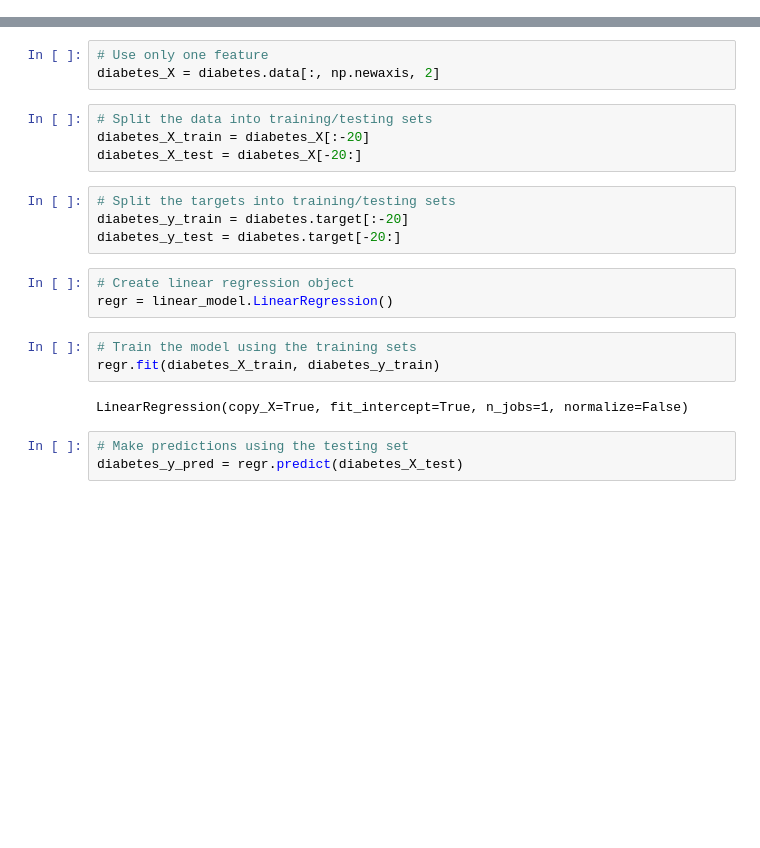
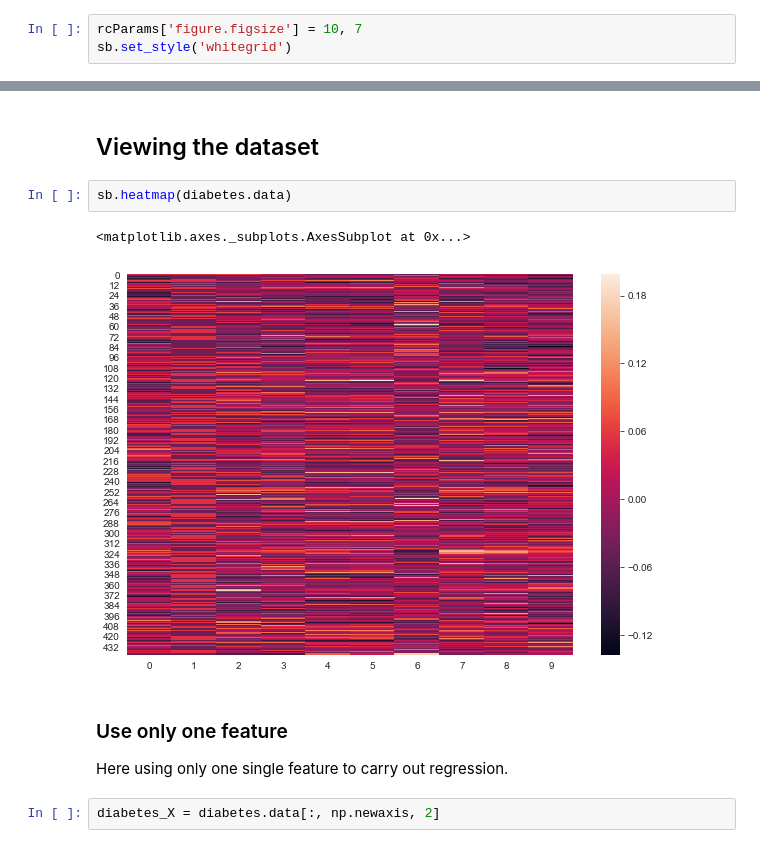
Before and after one commit to tanbirsohail/exploring-popular-datasets, a Jupyter notebook: Diabetes Dataset.ipynb, the cells around one changed output, grey strips where cells are left out. Cells and saved outputs as stored; diff of their text form; blank space fills up the shorter version.

Commit message:
Added description and plots

```diff
--- a/Diabetes Dataset.ipynb
+++ b/Diabetes Dataset.ipynb
@@ -8,0 +12,3 @@ diabetes = datasets.load_diabetes()
+# %%
+rcParams['figure.figsize'] = 10, 7
+sb.set_style('whitegrid')
@@ -9,22 +38,12 @@ diabetes = datasets.load_diabetes()
+# %% [markdown]
+## Viewing the dataset
+# %%
+sb.heatmap(diabetes.data)
+# %% [output]
+<matplotlib.axes._subplots.AxesSubplot at 0x...>
+[figure, added]
+# %% [markdown]
+### Use only one feature
+Here using only one single feature to carry out regression.
 # %%
-# Use only one feature
 diabetes_X = diabetes.data[:, np.newaxis, 2]
-# %%
-# Split the data into training/testing sets
-diabetes_X_train = diabetes_X[:-20]
-diabetes_X_test = diabetes_X[-20:]
-# %%
-# Split the targets into training/testing sets
-diabetes_y_train = diabetes.target[:-20]
-diabetes_y_test = diabetes.target[-20:]
-# %%
-# Create linear regression object
-regr = linear_model.LinearRegression()
-# %%
-# Train the model using the training sets
-regr.fit(diabetes_X_train, diabetes_y_train)
-# %% [output]
-LinearRegression(copy_X=True, fit_intercept=True, n_jobs=1, normalize=False)
-# %%
-# Make predictions using the testing set
-diabetes_y_pred = regr.predict(diabetes_X_test)
```
Also changed, not shown: parts of 23 cells of this notebook.
